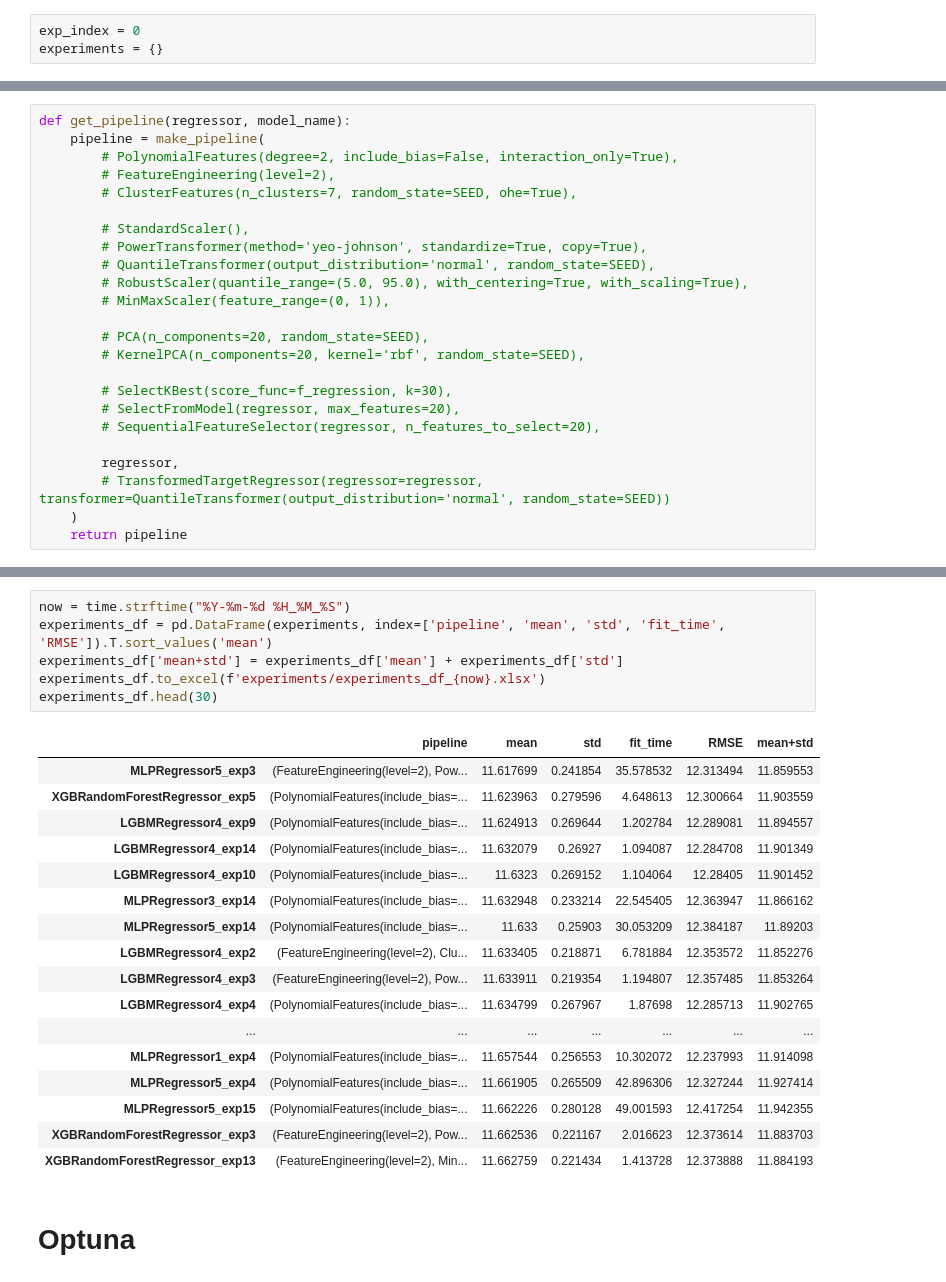
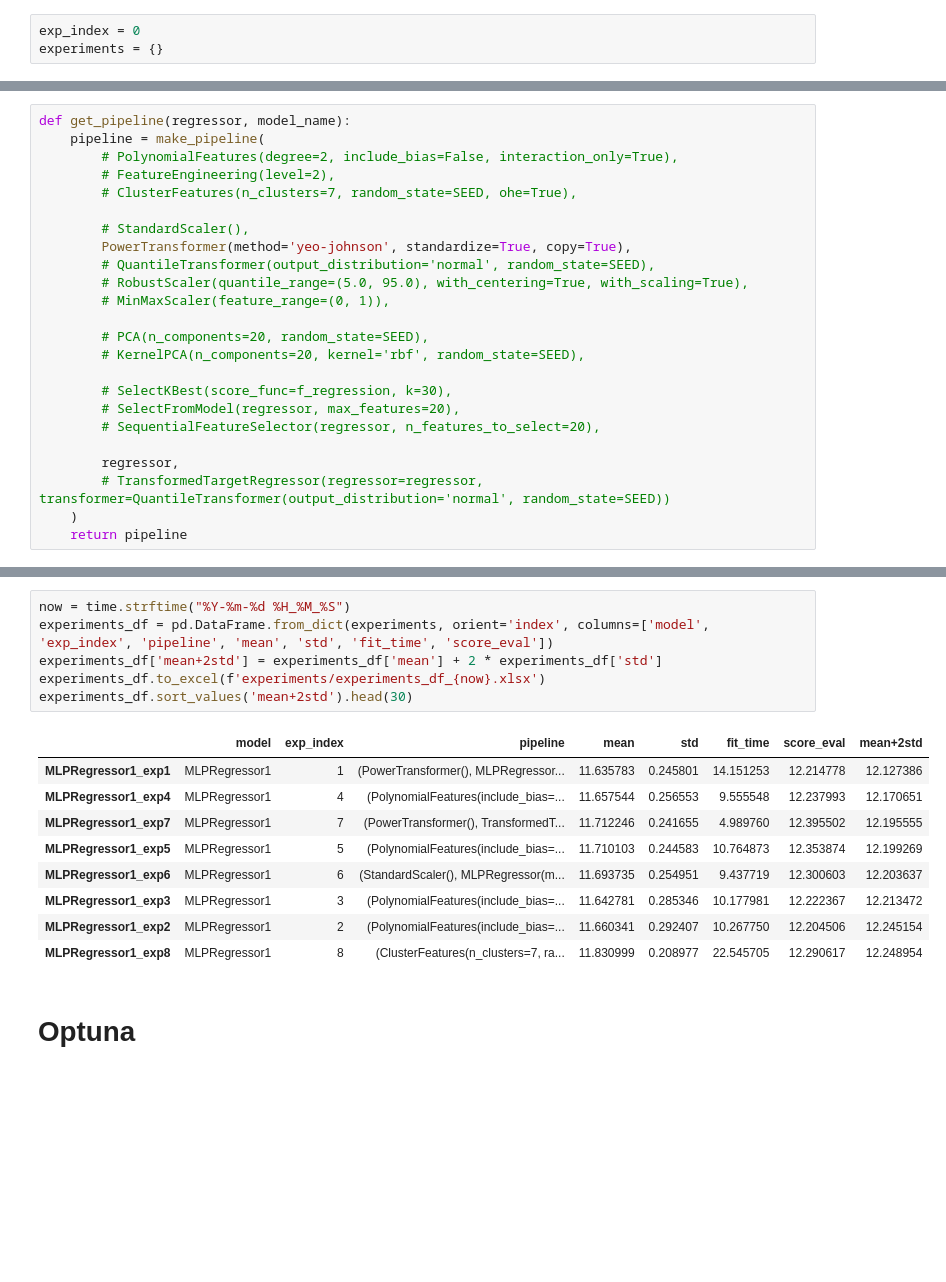
Before and after one commit to RomainBdt/Kaggle_competions, a Jupyter notebook: playground-series-s3e9/playground-series-s3e9_model.ipynb, the cells around one changed output, grey strips where cells are left out. Cells and saved outputs as stored; diff of their text form; blank space fills up the shorter version.

```diff
--- a/playground-series-s3e9/playground-series-s3e9_model.ipynb
+++ b/playground-series-s3e9/playground-series-s3e9_model.ipynb
@@ -199,7 +210,7 @@ def get_pipeline(regressor, model_name):
         # ClusterFeatures(n_clusters=7, random_state=SEED, ohe=True),
 
         # StandardScaler(),
-        # PowerTransformer(method='yeo-johnson', standardize=True, copy=True),
+        PowerTransformer(method='yeo-johnson', standardize=True, copy=True),
         # QuantileTransformer(output_distribution='normal', random_state=SEED),
         # RobustScaler(quantile_range=(5.0, 95.0), with_centering=True, with_scaling=True),
         # MinMaxScaler(feature_range=(0, 1)),
@@ -379,26 +361,18 @@ AdaBoostRegressor: 12.4829 ± 0.3110, Time: 0.40 seconds, RMSE: 13.0075
 # %%
 now = time.strftime("%Y-%m-%d %H_%M_%S")
-experiments_df = pd.DataFrame(experiments, index=['pipeline', 'mean', 'std', 'fit_time', 'RMSE']).T.sort_values('mean')
-experiments_df['mean+std'] = experiments_df['mean'] + experiments_df['std']
+experiments_df = pd.DataFrame.from_dict(experiments, orient='index', columns=['model', 'exp_index', 'pipeline', 'mean', 'std', 'fit_time', 'score_eval'])
+experiments_df['mean+2std'] = experiments_df['mean'] + 2 * experiments_df['std']
 experiments_df.to_excel(f'experiments/experiments_df_{now}.xlsx')
-experiments_df.head(30)
+experiments_df.sort_values('mean+2std').head(30)
 # %% [output]
-|  | pipeline | mean | std | fit_time | RMSE | mean+std |
-| MLPRegressor5_exp3 | (FeatureEngineering(level=2), Pow... | 11.617699 | 0.241854 | 35.578532 | 12.313494 | 11.859553 |
-| XGBRandomForestRegressor_exp5 | (PolynomialFeatures(include_bias=... | 11.623963 | 0.279596 | 4.648613 | 12.300664 | 11.903559 |
-| LGBMRegressor4_exp9 | (PolynomialFeatures(include_bias=... | 11.624913 | 0.269644 | 1.202784 | 12.289081 | 11.894557 |
-| LGBMRegressor4_exp14 | (PolynomialFeatures(include_bias=... | 11.632079 | 0.26927 | 1.094087 | 12.284708 | 11.901349 |
-| LGBMRegressor4_exp10 | (PolynomialFeatures(include_bias=... | 11.6323 | 0.269152 | 1.104064 | 12.28405 | 11.901452 |
-| MLPRegressor3_exp14 | (PolynomialFeatures(include_bias=... | 11.632948 | 0.233214 | 22.545405 | 12.363947 | 11.866162 |
-| MLPRegressor5_exp14 | (PolynomialFeatures(include_bias=... | 11.633 | 0.25903 | 30.053209 | 12.384187 | 11.89203 |
-| LGBMRegressor4_exp2 | (FeatureEngineering(level=2), Clu... | 11.633405 | 0.218871 | 6.781884 | 12.353572 | 11.852276 |
-| LGBMRegressor4_exp3 | (FeatureEngineering(level=2), Pow... | 11.633911 | 0.219354 | 1.194807 | 12.357485 | 11.853264 |
-| LGBMRegressor4_exp4 | (PolynomialFeatures(include_bias=... | 11.634799 | 0.267967 | 1.87698 | 12.285713 | 11.902765 |
-| ... | ... | ... | ... | ... | ... | ... |
-| MLPRegressor1_exp4 | (PolynomialFeatures(include_bias=... | 11.657544 | 0.256553 | 10.302072 | 12.237993 | 11.914098 |
-| MLPRegressor5_exp4 | (PolynomialFeatures(include_bias=... | 11.661905 | 0.265509 | 42.896306 | 12.327244 | 11.927414 |
-| MLPRegressor5_exp15 | (PolynomialFeatures(include_bias=... | 11.662226 | 0.280128 | 49.001593 | 12.417254 | 11.942355 |
-| XGBRandomForestRegressor_exp3 | (FeatureEngineering(level=2), Pow... | 11.662536 | 0.221167 | 2.016623 | 12.373614 | 11.883703 |
-| XGBRandomForestRegressor_exp13 | (FeatureEngineering(level=2), Min... | 11.662759 | 0.221434 | 1.413728 | 12.373888 | 11.884193 |
+|  | model | exp_index | pipeline | mean | std | fit_time | score_eval | mean+2std |
+| MLPRegressor1_exp1 | MLPRegressor1 | 1 | (PowerTransformer(), MLPRegressor... | 11.635783 | 0.245801 | 14.151253 | 12.214778 | 12.127386 |
+| MLPRegressor1_exp4 | MLPRegressor1 | 4 | (PolynomialFeatures(include_bias=... | 11.657544 | 0.256553 | 9.555548 | 12.237993 | 12.170651 |
+| MLPRegressor1_exp7 | MLPRegressor1 | 7 | (PowerTransformer(), TransformedT... | 11.712246 | 0.241655 | 4.989760 | 12.395502 | 12.195555 |
+| MLPRegressor1_exp5 | MLPRegressor1 | 5 | (PolynomialFeatures(include_bias=... | 11.710103 | 0.244583 | 10.764873 | 12.353874 | 12.199269 |
+| MLPRegressor1_exp6 | MLPRegressor1 | 6 | (StandardScaler(), MLPRegressor(m... | 11.693735 | 0.254951 | 9.437719 | 12.300603 | 12.203637 |
+| MLPRegressor1_exp3 | MLPRegressor1 | 3 | (PolynomialFeatures(include_bias=... | 11.642781 | 0.285346 | 10.177981 | 12.222367 | 12.213472 |
+| MLPRegressor1_exp2 | MLPRegressor1 | 2 | (PolynomialFeatures(include_bias=... | 11.660341 | 0.292407 | 10.267750 | 12.204506 | 12.245154 |
+| MLPRegressor1_exp8 | MLPRegressor1 | 8 | (ClusterFeatures(n_clusters=7, ra... | 11.830999 | 0.208977 | 22.545705 | 12.290617 | 12.248954 |
 # %% [markdown]
 # Optuna
```
Also changed, not shown: parts of 42 cells of this notebook.
